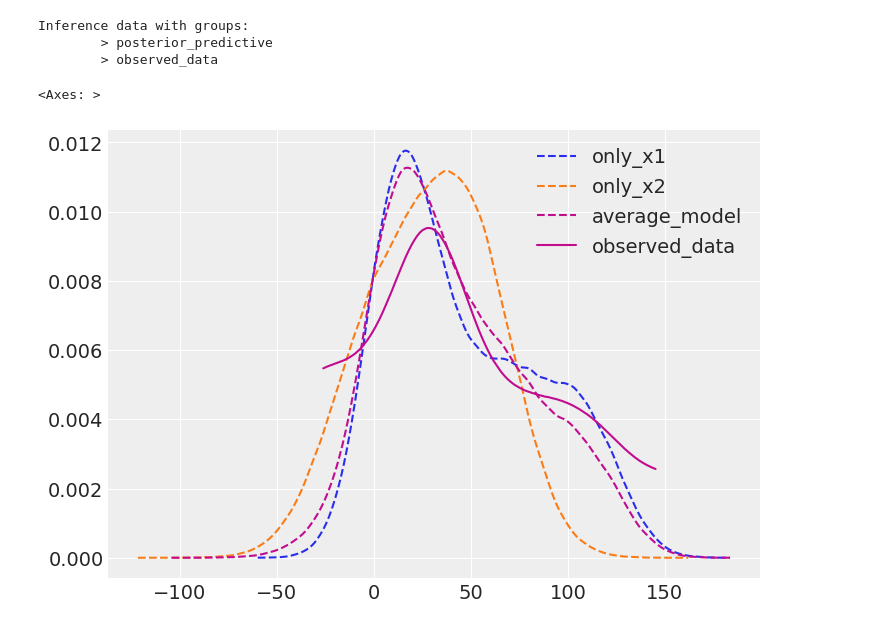
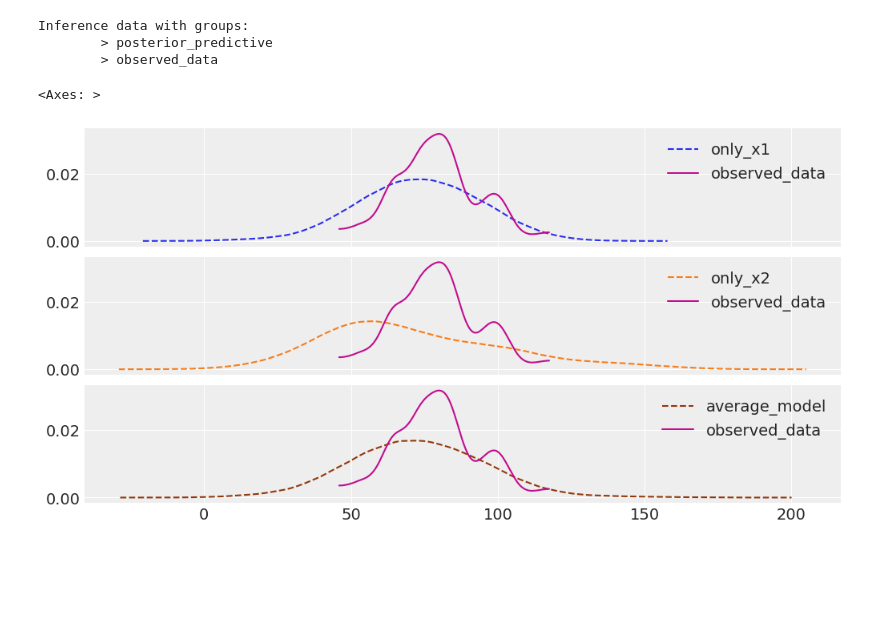
Before and after one commit to Robyrogers/seminar-bayesian_model_averaging, a Jupyter notebook: main.ipynb, the cells around one changed output. Cells and saved outputs as stored; diff of their text form; code cells hidden in the pictures; blank space fills up the shorter version.

```diff
--- a/main.ipynb
+++ b/main.ipynb
@@ -63,10 +62,10 @@ axes[1].set_xlabel("X2");
 # %%
 with pm.Model() as model_1:
-    inter = pm.Uniform('inter', lower=-25, upper=25)
-    beta = pm.Normal('beta', mu=[10,0], sigma=2, shape=2)
-    sigma = pm.HalfNormal('sigma', sigma=2)
+    inter = pm.Uniform('inter', lower=-20, upper=20)
+    beta = pm.Normal('beta', mu=[6, 2], sigma=[2, 1])
+    sigma = pm.HalfNormal('sigma', sigma=1)
 
-    mu = inter + beta[0]*df['X1'] + beta[1]*(df['X1']**2)
+    mu = inter + beta[0]*df['X1'] + beta[1]*pow(df['X1'], 2)
 
     y = pm.Normal('y', mu=mu, sigma=sigma, observed=df['Y'])
 
@@ -111,10 +110,10 @@ Sampling: [y]
 # %%
 with pm.Model() as model_2:
-    inter = pm.Uniform('inter', lower=-25, upper=25)
-    beta = pm.Normal('beta', mu=2, sigma=2)
-    sigma = pm.HalfNormal('sigma', sigma=2)
+    inter = pm.Uniform('inter', lower=-5, upper=5)
+    beta = pm.Normal('beta', mu=4, sigma=1)
+    sigma = pm.HalfNormal('sigma', sigma=1)
 
-    mu = inter + beta*df['X2']
+    mu = inter + beta*pow(df['X2'], 2)
 
     y = pm.Normal('y', mu=mu, sigma=sigma, observed=df['Y'])
 
@@ -189,28 +188,45 @@ Inference data with groups:
         > posterior_predictive
         > observed_data
 # %%
+fig, (ax1, ax2, ax3) = plt.subplots(3, 1, sharex=True, figsize=(10,5))
 az.plot_kde(
     trace0.posterior_predictive["y"].values,
     plot_kwargs={"color": "C0", "linestyle": "--"},
     label="only_x1",
+    ax=ax1
+)
+az.plot_kde(
+    trace0.observed_data['y'].values,
+    plot_kwargs={"color": "C3", "linestyle": '-'},
+    label="observed_data",
+    ax=ax1
 )
 az.plot_kde(
     trace1.posterior_predictive["y"].values,
     plot_kwargs={"color": "C1", "linestyle": "--"},
     label="only_x2",
+    ax=ax2
+)
+az.plot_kde(
+    trace0.observed_data['y'].values,
+    plot_kwargs={"color": "C3", "linestyle": '-'},
+    label="observed_data",
+    ax=ax2
 )
 az.plot_kde(
     ppc_w.posterior_predictive["y"].values,
-    plot_kwargs={"color": "C3", "linestyle": '--'},
+    plot_kwargs={"color": "C4", "linestyle": '--'},
     label="average_model",
-);
+    ax=ax3
+)
 az.plot_kde(
     trace0.observed_data['y'].values,
     plot_kwargs={"color": "C3", "linestyle": '-'},
-    label="observed_data"
+    label="observed_data",
+    ax=ax3
 )
 
 #All models posterior prediction comparison
 # %% [output]
 <Axes: >
-[figure, old version]
+[figure, new version]
```
Also changed, not shown: parts of 11 cells of this notebook, 20 other files.
